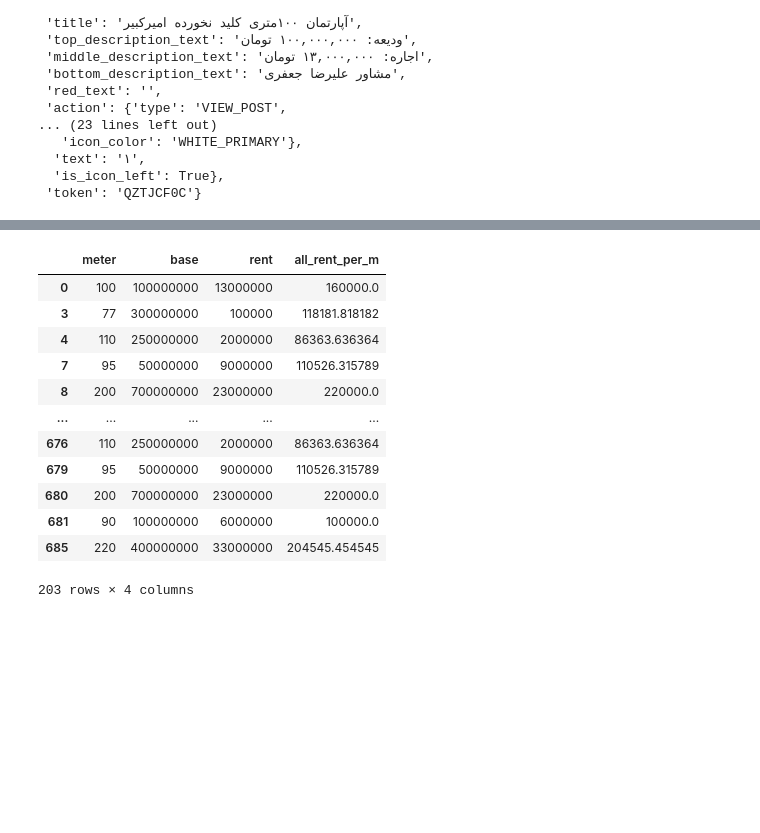
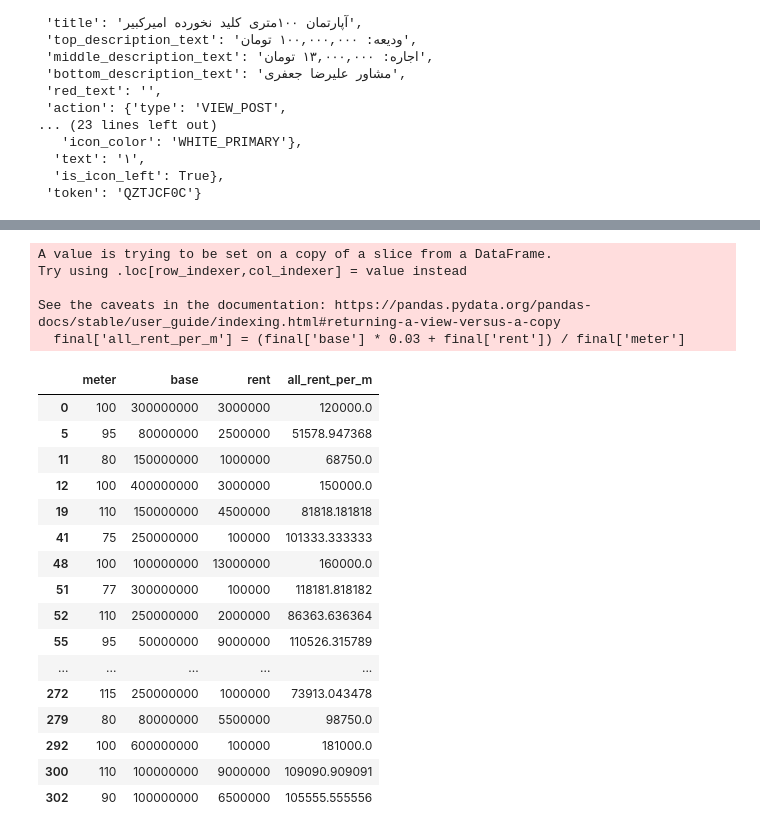
Before and after one commit to bahram3000/all_project, a Jupyter notebook: pythonProject6/test8.ipynb, the cells around one changed output, grey strips where cells are left out. Saved outputs shown, nothing was run; the diff lists cells and outputs as text; code cells hidden in the pictures; blank space fills up the shorter version.

```diff
--- a/pythonProject6/test8.ipynb
+++ b/pythonProject6/test8.ipynb
@@ -183,4 +184,6 @@ for i in range(30):
 # %%
 b = np.array(b)
+b = pd.DataFrame(b)
+b.drop_duplicates(inplace=True)
 b
 # %% [output]
@@ -218,6 +236,6 @@ extract_persian_num_from_string(b[2, 0])
 # %%
 l = []
-for i in b:
+for i in b.values:
     a = []
     for j in i:
         a.append(extract_persian_num_from_string(j))
@@ -269,0 +314,6 @@ l
+# %%
+a=l.a=l.meter>np.quantile(l.meter,0.25)
+b=l.b=l.meter<np.quantile(l.meter,0.75)
+c=a*b
+final=l[c]
+final
@@ -270,17 +338,26 @@ l
 # %%
-l['all_rent_per_m']=(l['base']*0.03+l['rent'])/l['meter']
-l
+final['all_rent_per_m'] = (final['base'] * 0.03 + final['rent']) / final['meter']
+final
 # %% [output]
+A value is trying to be set on a copy of a slice from a DataFrame.
+Try using .loc[row_indexer,col_indexer] = value instead
+
+See the caveats in the documentation: https://pandas.pydata.org/pandas-docs/stable/user_guide/indexing.html#returning-a-view-versus-a-copy
+  final['all_rent_per_m'] = (final['base'] * 0.03 + final['rent']) / final['meter']
 |  | meter | base | rent | all_rent_per_m |
-| 0 | 100 | 100000000 | 13000000 | 160000.0 |
-| 3 | 77 | 300000000 | 100000 | 118181.818182 |
-| 4 | 110 | 250000000 | 2000000 | 86363.636364 |
-| 7 | 95 | 50000000 | 9000000 | 110526.315789 |
-| 8 | 200 | 700000000 | 23000000 | 220000.0 |
+| 0 | 100 | 300000000 | 3000000 | 120000.0 |
+| 5 | 95 | 80000000 | 2500000 | 51578.947368 |
+| 11 | 80 | 150000000 | 1000000 | 68750.0 |
+| 12 | 100 | 400000000 | 3000000 | 150000.0 |
+| 19 | 110 | 150000000 | 4500000 | 81818.181818 |
+| 41 | 75 | 250000000 | 100000 | 101333.333333 |
+| 48 | 100 | 100000000 | 13000000 | 160000.0 |
+| 51 | 77 | 300000000 | 100000 | 118181.818182 |
+| 52 | 110 | 250000000 | 2000000 | 86363.636364 |
+| 55 | 95 | 50000000 | 9000000 | 110526.315789 |
 | ... | ... | ... | ... | ... |
-| 676 | 110 | 250000000 | 2000000 | 86363.636364 |
-| 679 | 95 | 50000000 | 9000000 | 110526.315789 |
-| 680 | 200 | 700000000 | 23000000 | 220000.0 |
-| 681 | 90 | 100000000 | 6000000 | 100000.0 |
-| 685 | 220 | 400000000 | 33000000 | 204545.454545 |
+| 272 | 115 | 250000000 | 1000000 | 73913.043478 |
+| 279 | 80 | 80000000 | 5500000 | 98750.0 |
+| 292 | 100 | 600000000 | 100000 | 181000.0 |
+| 300 | 110 | 100000000 | 9000000 | 109090.909091 |
+| 302 | 90 | 100000000 | 6500000 | 105555.555556 |
-203 rows × 4 columns
```
Also changed, not shown: parts of 27 cells of this notebook.
